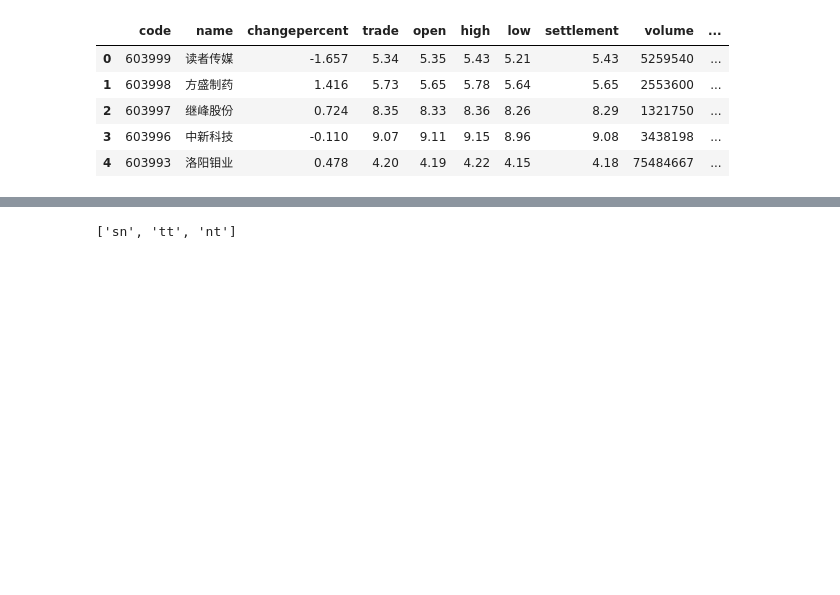
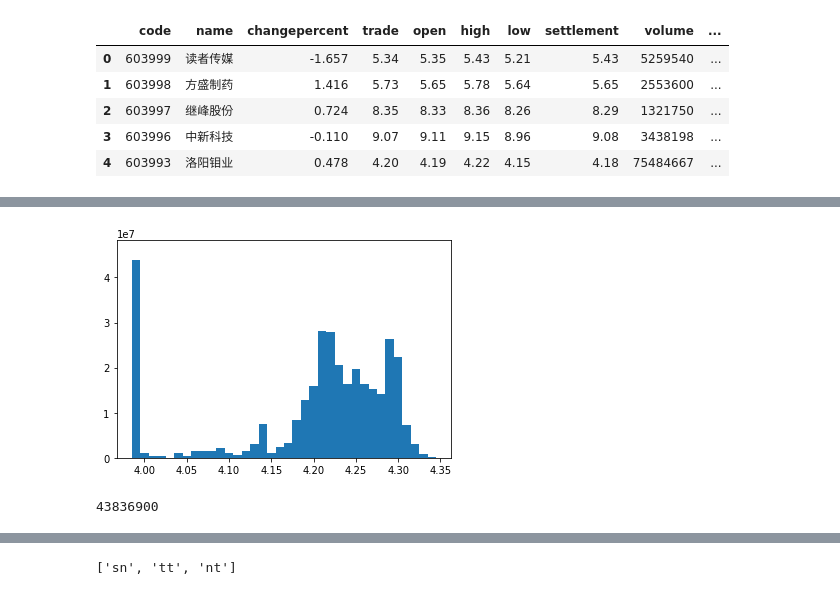
Before and after one commit to TickleYung/bullStock, a Jupyter notebook: tushare/tushareForPython2.ipynb, the cells around one changed output, grey strips where cells are left out. Saved outputs shown, nothing was run; the diff lists cells and outputs as text; code cells hidden in the pictures; blank space fills up the shorter version.

```diff
--- a/tushare/tushareForPython2.ipynb
+++ b/tushare/tushareForPython2.ipynb
@@ -388,10 +388,11 @@ ts.get_today_all().head()
 | 3 | 603996 | 中新科技 | -0.110 | 9.07 | 9.11 | 9.15 | 8.96 | 9.08 | 3438198 | ... |
 | 4 | 603993 | 洛阳钼业 | 0.478 | 4.20 | 4.19 | 4.22 | 4.15 | 4.18 | 75484667 | ... |
 # %%
+from tushare.stock import cons as ct
 from bs4 import BeautifulSoup
 import requests
 import time
-def get_tick_data(code=None, date=None, retry_count=3, pause=0.001, src='sn'):
+def get_tick_data(code=None, date=None, retry_count=5, pause=0.005, src='sn'):
     """
         获取分笔数据
     Parameters
@@ -445,16 +446,36 @@ def get_tick_data(code=None, date=None, retry_count=3, pause=0.001, src='sn'):
                 for table in tables:
                     df_list.append(pd.concat(pd.read_html(table.prettify())))
                 df = pd.concat(df_list)
+                df.columns = ["price", "volumn", "percent", "graph"]
+                df.index = df["price"]
             else:
                 re = Request(url[src])
                 lines = urlopen(re, timeout=10).read()
                 lines = lines.decode('GBK')
                 if len(lines) < 20:
                     return None
-                df = pd.read_table(StringIO(lines), names=ct.TICK_COLUMNS,
-                                   skiprows=[0])
+                df = pd.read_table(StringIO(lines), names=ct.TICK_COLUMNS, skiprows=[0])
         except Exception as e:
             print(e)
         else:
             return df
     raise IOError(ct.NETWORK_URL_ERROR_MSG)
+# %%
+def get_period_tick_data(code=None, start=None, end=None):
+    #code="000008"; start="2018-11-12"; end="2018-11-13"
+    merged_dict = {}
+    temp_pv = ts.get_k_data(code, start=start, end=end)
+    for i in temp_pv.date:
+        print(i)
+        tick_df = get_tick_data(code, i)
+        # print(tick_df.head())
+        for j in tick_df.index:
+            #j = str(j)
+            # print(j)
+            if j in merged_dict.keys():
+                merged_dict[j] = tick_df.loc[j][1] + merged_dict[j]
+            else:
+                merged_dict[j] = tick_df.loc[j][1]
+    # return sorted(merged_dict.items(), key=lambda item:item[0])
+    return merged_dict
+        #break
@@ -460,0 +516,4 @@ def get_tick_data(code=None, date=None, retry_count=3, pause=0.001, src='sn'):
+# %%
+# merged_dict
+period_tick_dict = get_period_tick_data(code="000008", start="2018-10-12", end="2018-11-13")
+# period_tick_dict
@@ -460,0 +542,11 @@ def get_tick_data(code=None, date=None, retry_count=3, pause=0.001, src='sn'):
+# %%
+plt.bar(period_tick_dict.keys(), period_tick_dict.values(), width=0.01)
+
+plt.ylim(0, 1.1*max(period_tick_dict.values()))
+plt.show()
+# %% [output]
+[figure, added]
+# %%
+max(period_tick_dict.values())
+# %% [output]
+43836900
```
Also changed, not shown: parts of 11 cells of this notebook.
